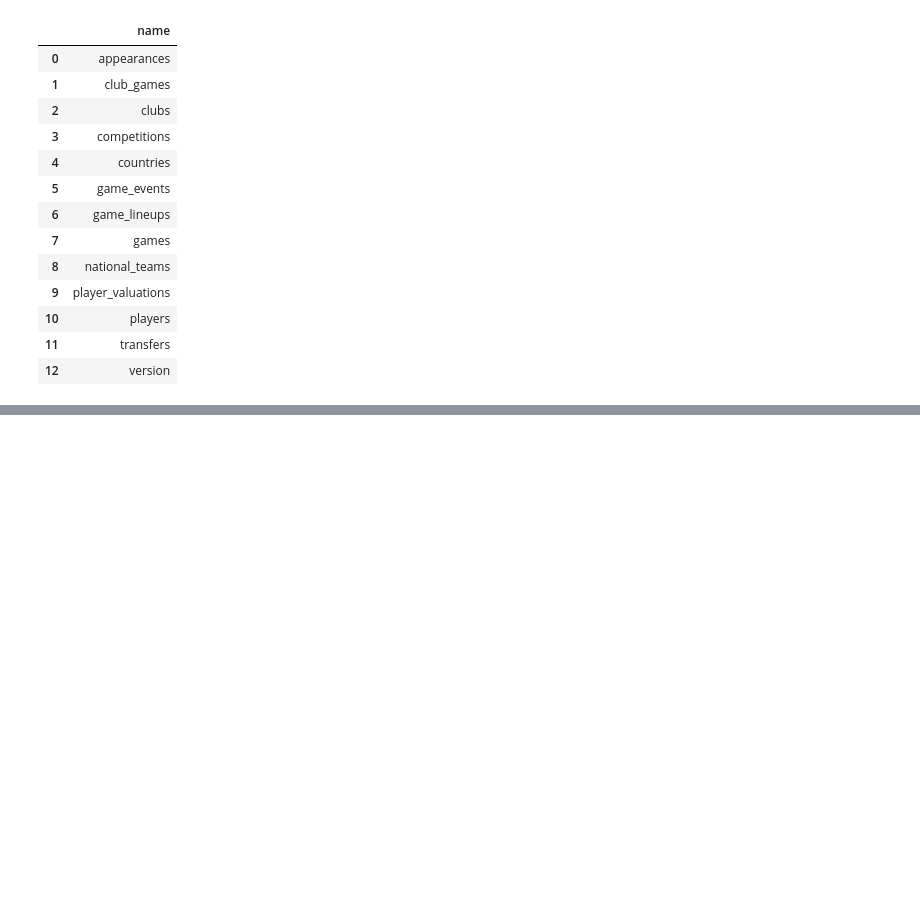
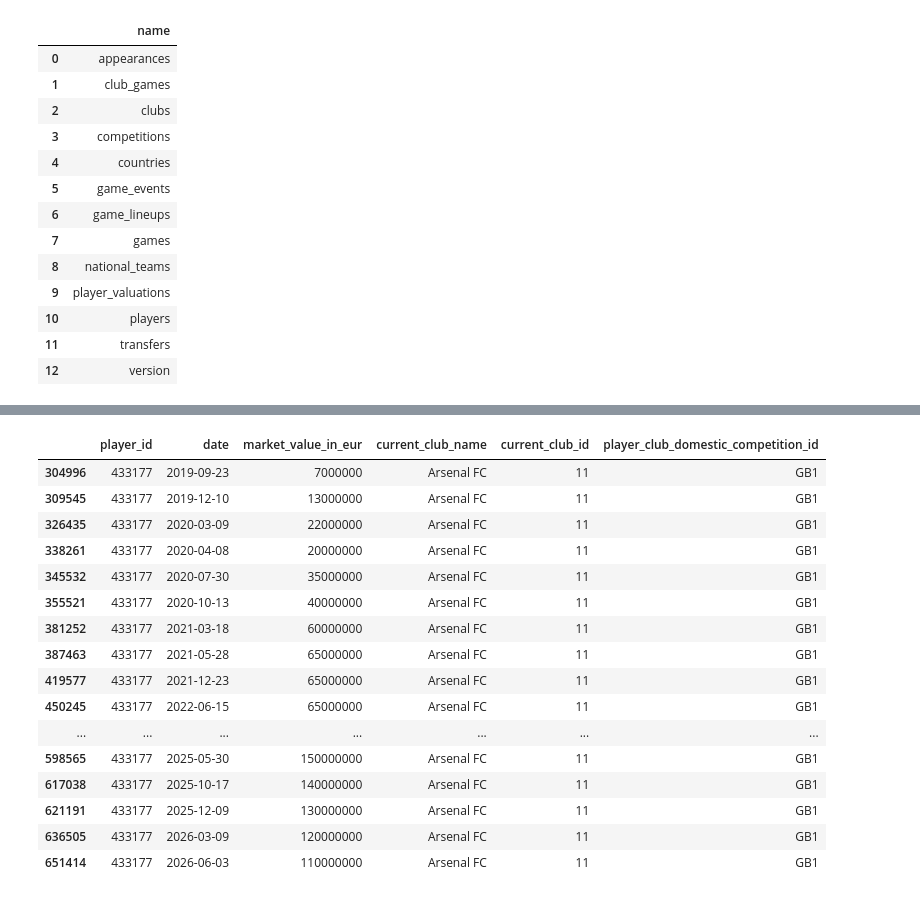
Before and after one commit to m2varvan/player-transfer-value-predictor, a Jupyter notebook: notebooks/01_data_exploration.ipynb, the cells around one changed output, grey strips where cells are left out. Drawn from its saved outputs; the diff is of its cells as text; code cells hidden in the pictures; blank space fills up the shorter version.

```diff
--- a/notebooks/01_data_exploration.ipynb
+++ b/notebooks/01_data_exploration.ipynb
@@ -37,0 +76,31 @@ con.sql("SELECT * FROM players LIMIT 5")
+# %%
+# Load data
+player_valuations = con.sql("SELECT * FROM player_valuations").df()
+
+# For each player+season, find the valuation closest to end of season (June 30)
+player_valuations["season_end"] = pd.to_datetime(
+    player_valuations["date"].dt.year.where(
+        player_valuations["date"].dt.month >= 7,
+        player_valuations["date"].dt.year - 1
+    ).astype(str) + "-06-30"
+)
+
+# Add a season column to valuations (season = year the season started)
+player_valuations["season"] = player_valuations["date"].dt.year.where(
+    player_valuations["date"].dt.month >= 7,
+    player_valuations["date"].dt.year - 1
+)
+
+# player_valuations[player_valuations['player_id'] == 433177]
+
+# Sort and take the last valuation within each player+season window
+end_of_season_value = (
+    player_valuations
+    .sort_values("date")
+    .groupby(["player_id", "season"])
+    .last()  # latest record within the season window
+    .reset_index()
+    [["player_id", "season", "season_end", "market_value_in_eur"]]
+)
+
+end_of_season_value[end_of_season_value['player_id'] == 433177]
@@ -37,0 +216,3 @@ con.sql("SELECT * FROM players LIMIT 5")
+# %%
+saka = player_valuations[player_valuations["player_id"] == 433177]
+saka['date'].unique()
@@ -37,0 +230,20 @@ con.sql("SELECT * FROM players LIMIT 5")
+# %%
+saka
+# %% [output]
+|  | player_id | date | market_value_in_eur | current_club_name | current_club_id | player_club_domestic_competition_id |
+| 304996 | 433177 | 2019-09-23 | 7000000 | Arsenal FC | 11 | GB1 |
+| 309545 | 433177 | 2019-12-10 | 13000000 | Arsenal FC | 11 | GB1 |
+| 326435 | 433177 | 2020-03-09 | 22000000 | Arsenal FC | 11 | GB1 |
+| 338261 | 433177 | 2020-04-08 | 20000000 | Arsenal FC | 11 | GB1 |
+| 345532 | 433177 | 2020-07-30 | 35000000 | Arsenal FC | 11 | GB1 |
+| 355521 | 433177 | 2020-10-13 | 40000000 | Arsenal FC | 11 | GB1 |
+| 381252 | 433177 | 2021-03-18 | 60000000 | Arsenal FC | 11 | GB1 |
+| 387463 | 433177 | 2021-05-28 | 65000000 | Arsenal FC | 11 | GB1 |
+| 419577 | 433177 | 2021-12-23 | 65000000 | Arsenal FC | 11 | GB1 |
+| 450245 | 433177 | 2022-06-15 | 65000000 | Arsenal FC | 11 | GB1 |
+| ... | ... | ... | ... | ... | ... | ... |
+| 598565 | 433177 | 2025-05-30 | 150000000 | Arsenal FC | 11 | GB1 |
+| 617038 | 433177 | 2025-10-17 | 140000000 | Arsenal FC | 11 | GB1 |
+| 621191 | 433177 | 2025-12-09 | 130000000 | Arsenal FC | 11 | GB1 |
+| 636505 | 433177 | 2026-03-09 | 120000000 | Arsenal FC | 11 | GB1 |
+| 651414 | 433177 | 2026-06-03 | 110000000 | Arsenal FC | 11 | GB1 |
```
Also changed, not shown: parts of 12 cells of this notebook.
